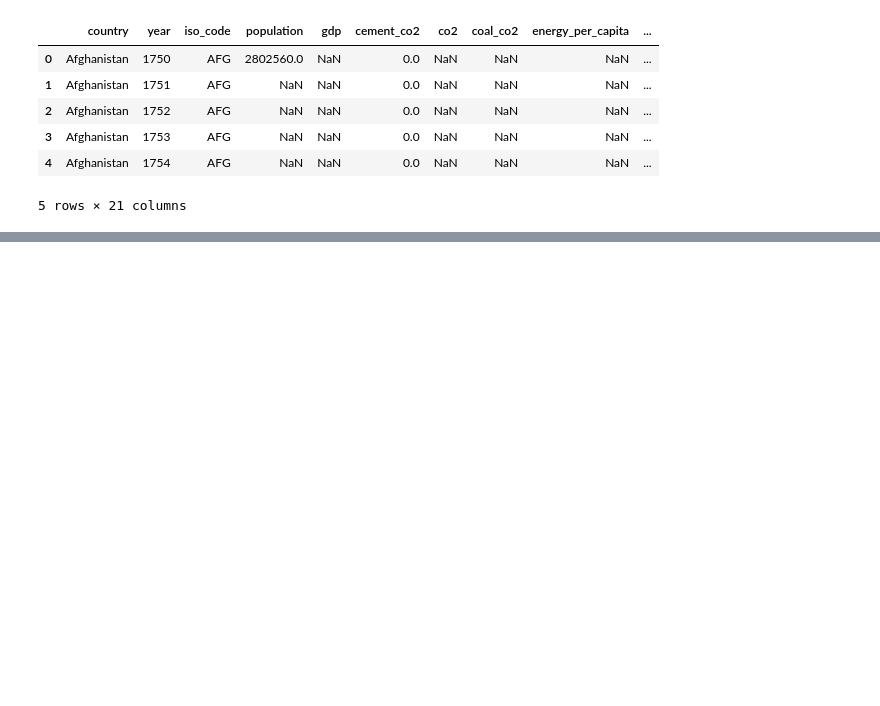
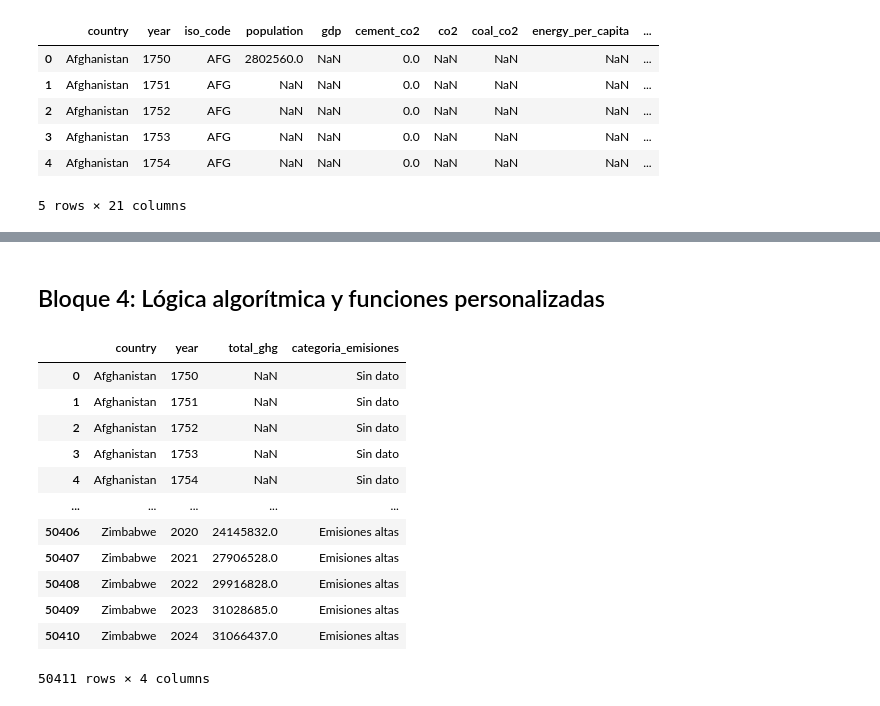
Before and after one commit to abernardo90/DS1_Pre-Entrega-2, a Jupyter notebook: Colab_DS1_PE2.ipynb, the cells around one changed output, grey strips where cells are left out. Saved outputs shown, nothing was run; the diff lists cells and outputs as text; code cells hidden in the pictures; blank space fills up the shorter version.

```diff
--- a/Colab_DS1_PE2.ipynb
+++ b/Colab_DS1_PE2.ipynb
@@ -54,0 +94,33 @@ memory usage: 8.1+ MB
+# %% [markdown]
+## Bloque 4: Lógica algorítmica y funciones personalizadas
+# %%
+# Función para clasificar las emisiones totales de GEI
+def clasificar_emisiones(emisiones):
+    if pd.isna(emisiones):
+        return "Sin dato"
+    elif emisiones < 100:
+        return "Emisiones bajas"
+    elif emisiones < 1000:
+        return "Emisiones medias"
+    else:
+        return "Emisiones altas"
+
+# Se aplica la función a la columna total_ghg
+df["categoria_emisiones"] = df["total_ghg"].apply(clasificar_emisiones)
+
+# Se muestra resultado
+display(df[["country", "year", "total_ghg", "categoria_emisiones"]].head(100000))
+# %% [output]
+|  | country | year | total_ghg | categoria_emisiones |
+| 0 | Afghanistan | 1750 | NaN | Sin dato |
+| 1 | Afghanistan | 1751 | NaN | Sin dato |
+| 2 | Afghanistan | 1752 | NaN | Sin dato |
+| 3 | Afghanistan | 1753 | NaN | Sin dato |
+| 4 | Afghanistan | 1754 | NaN | Sin dato |
+| ... | ... | ... | ... | ... |
+| 50406 | Zimbabwe | 2020 | 24145832.0 | Emisiones altas |
+| 50407 | Zimbabwe | 2021 | 27906528.0 | Emisiones altas |
+| 50408 | Zimbabwe | 2022 | 29916828.0 | Emisiones altas |
+| 50409 | Zimbabwe | 2023 | 31028685.0 | Emisiones altas |
+| 50410 | Zimbabwe | 2024 | 31066437.0 | Emisiones altas |
+50411 rows × 4 columns
```
Also changed, not shown: parts of 10 cells of this notebook.
